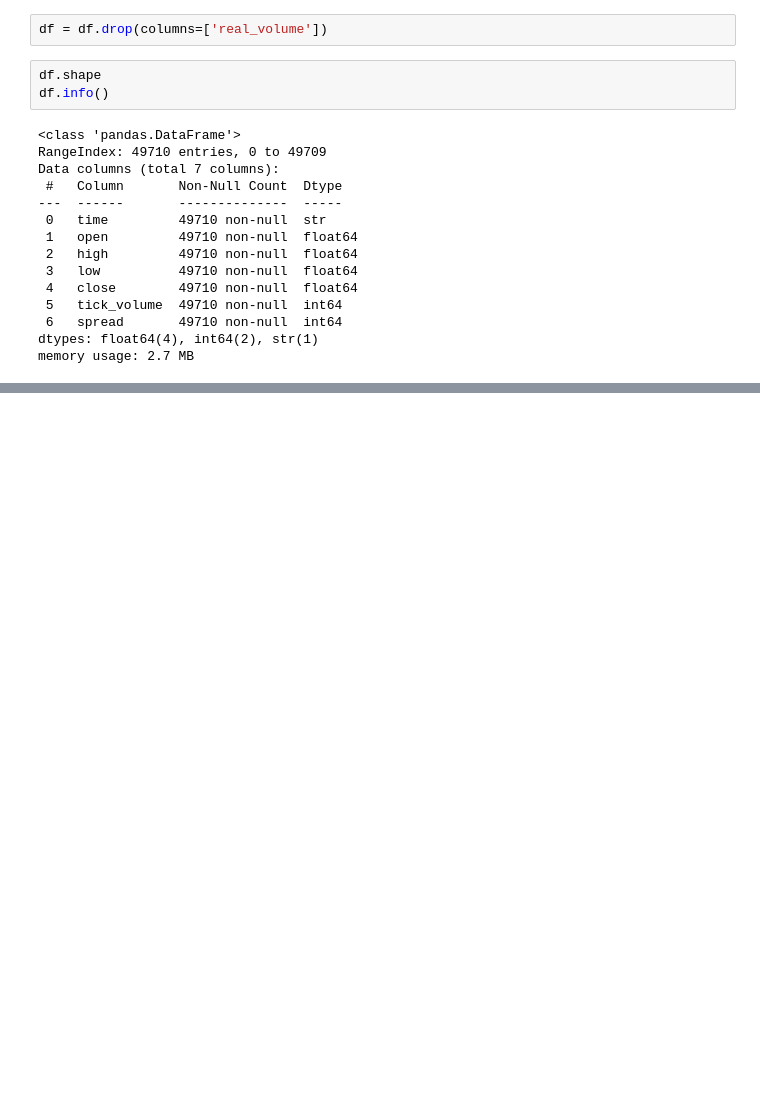
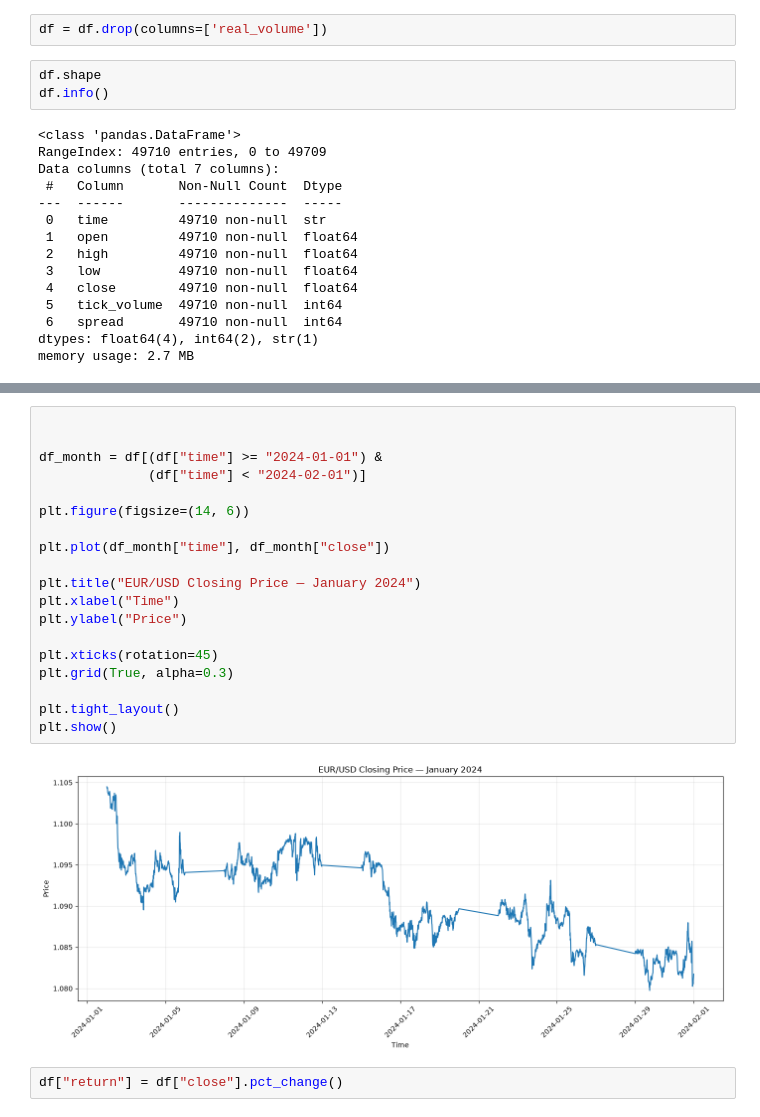
Before and after one commit to Boogema-n/forex-data, a Jupyter notebook: forex.ipynb, the cells around one changed output, grey strips where cells are left out. Cells and saved outputs as stored; diff of their text form; blank space fills up the shorter version.

```diff
--- a/forex.ipynb
+++ b/forex.ipynb
@@ -54,0 +129,23 @@ KeyError: 'time'
+# %%
+
+
+df_month = df[(df["time"] >= "2024-01-01") &
+              (df["time"] < "2024-02-01")]
+
+plt.figure(figsize=(14, 6))
+
+plt.plot(df_month["time"], df_month["close"])
+
+plt.title("EUR/USD Closing Price — January 2024")
+plt.xlabel("Time")
+plt.ylabel("Price")
+
+plt.xticks(rotation=45)
+plt.grid(True, alpha=0.3)
+
+plt.tight_layout()
+plt.show()
+# %% [output]
+[figure, added]
+# %%
+df["return"] = df["close"].pct_change()
```
Also changed, not shown: parts of 17 cells of this notebook.
